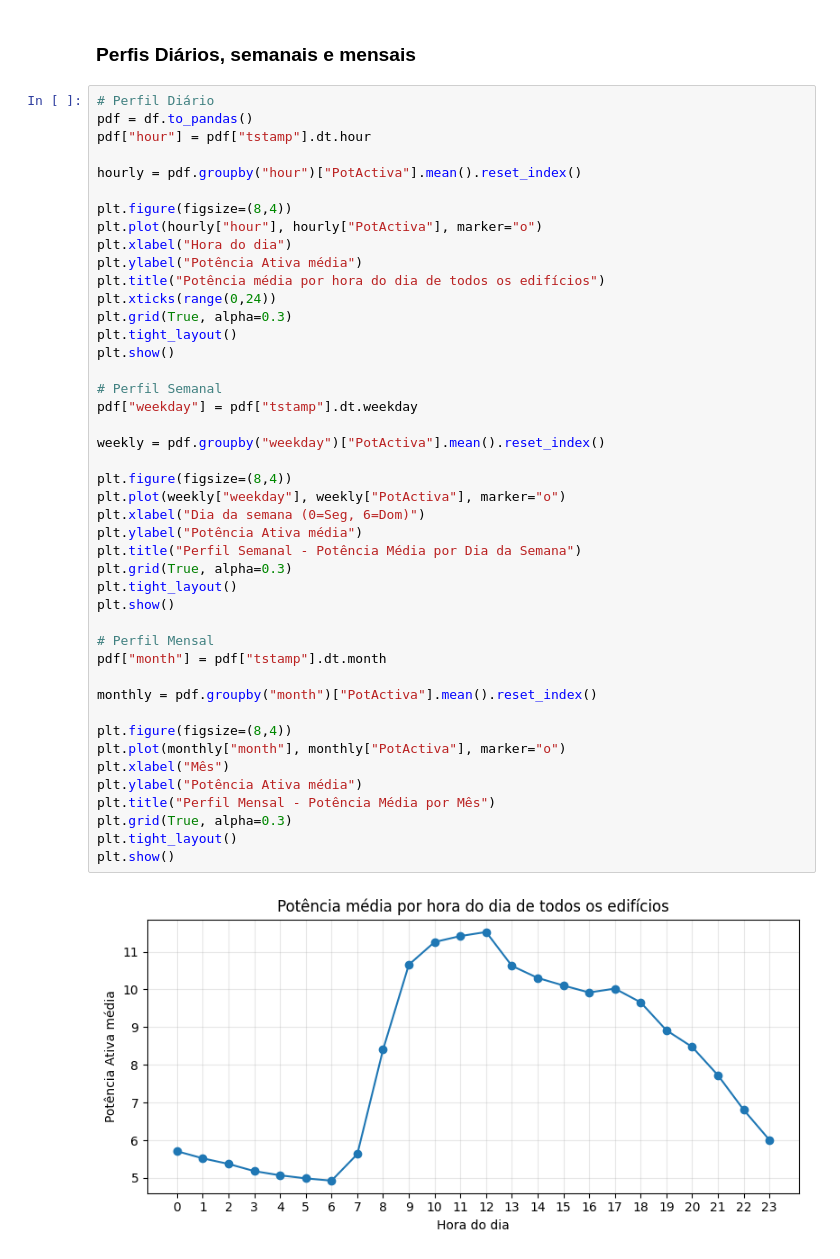
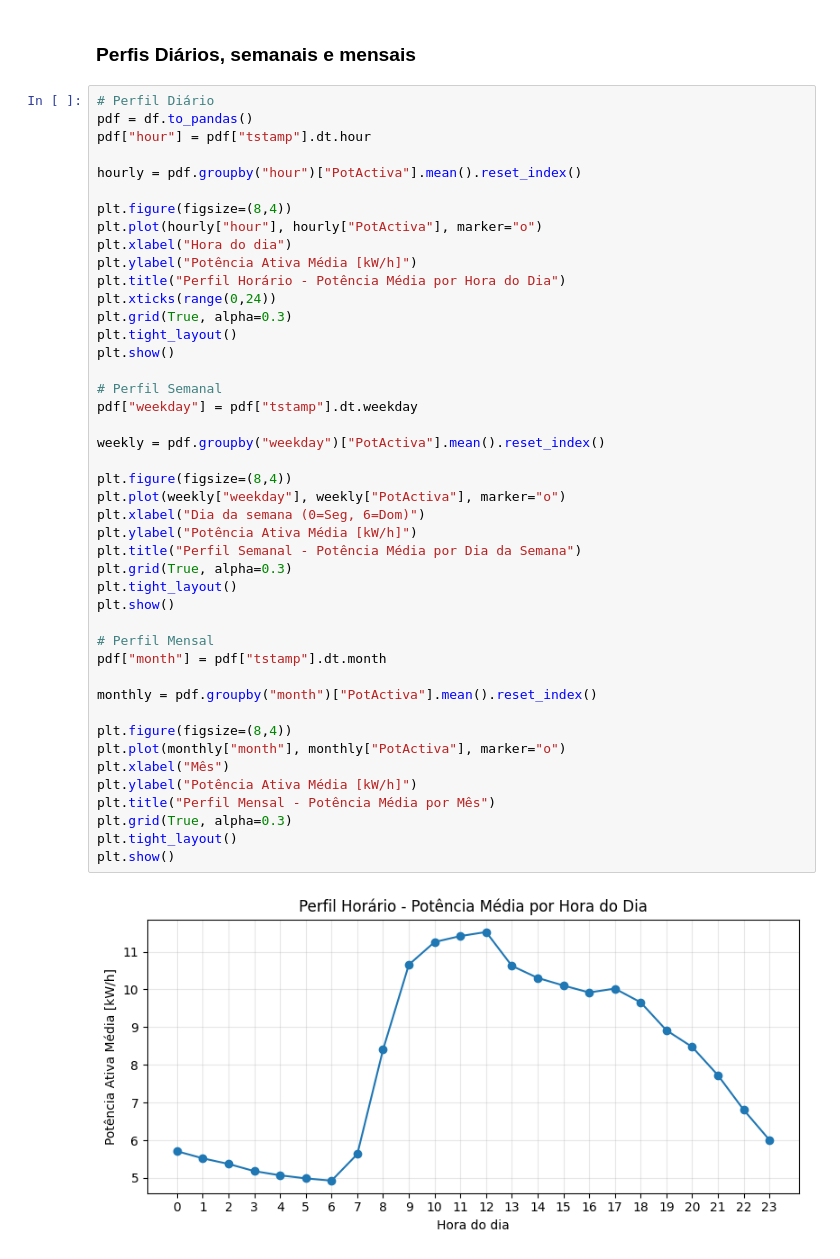
Before and after one commit to jpnoa1/IAA, a Jupyter notebook: Projeto IAA/Projeto.ipynb, the cells around one changed output. Saved outputs shown, nothing was run; the diff lists cells and outputs as text.

```diff
--- a/Projeto IAA/Projeto.ipynb
+++ b/Projeto IAA/Projeto.ipynb
@@ -217,39 +218,39 @@ hourly = pdf.groupby("hour")["PotActiva"].mean().reset_index()
 plt.figure(figsize=(8,4))
 plt.plot(hourly["hour"], hourly["PotActiva"], marker="o")
 plt.xlabel("Hora do dia")
-plt.ylabel("Potência Ativa média")
-plt.title("Potência média por hora do dia de todos os edifícios")
+plt.ylabel("Potência Ativa Média [kW/h]")
+plt.title("Perfil Horário - Potência Média por Hora do Dia")
 plt.xticks(range(0,24))
 plt.grid(True, alpha=0.3)
 plt.tight_layout()
 plt.show()
 
 # Perfil Semanal
 pdf["weekday"] = pdf["tstamp"].dt.weekday
 
 weekly = pdf.groupby("weekday")["PotActiva"].mean().reset_index()
 
 plt.figure(figsize=(8,4))
 plt.plot(weekly["weekday"], weekly["PotActiva"], marker="o")
 plt.xlabel("Dia da semana (0=Seg, 6=Dom)")
-plt.ylabel("Potência Ativa média")
+plt.ylabel("Potência Ativa Média [kW/h]")
 plt.title("Perfil Semanal - Potência Média por Dia da Semana")
 plt.grid(True, alpha=0.3)
 plt.tight_layout()
 plt.show()
 
 # Perfil Mensal
 pdf["month"] = pdf["tstamp"].dt.month
 
 monthly = pdf.groupby("month")["PotActiva"].mean().reset_index()
 
 plt.figure(figsize=(8,4))
 plt.plot(monthly["month"], monthly["PotActiva"], marker="o")
 plt.xlabel("Mês")
-plt.ylabel("Potência Ativa média")
+plt.ylabel("Potência Ativa Média [kW/h]")
 plt.title("Perfil Mensal - Potência Média por Mês")
 plt.grid(True, alpha=0.3)
 plt.tight_layout()
 plt.show()
 # %% [output]
-[figure, old version]
+[figure, new version]
```
Also changed, not shown: parts of 20 cells of this notebook.
